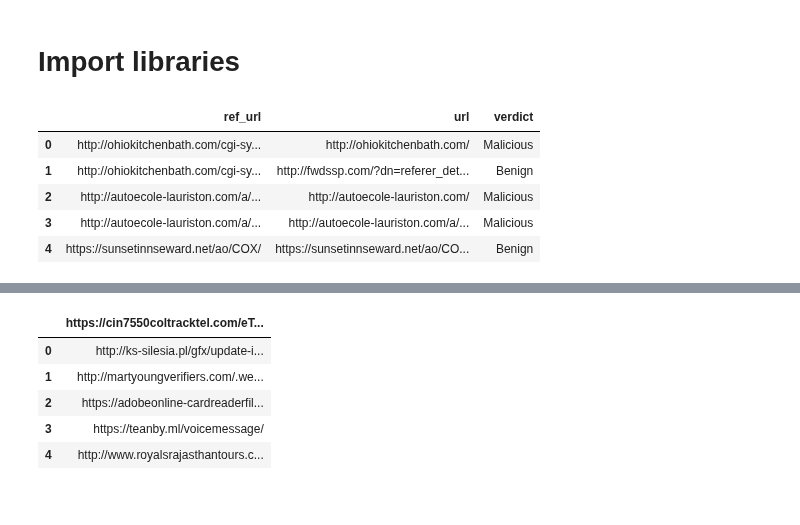
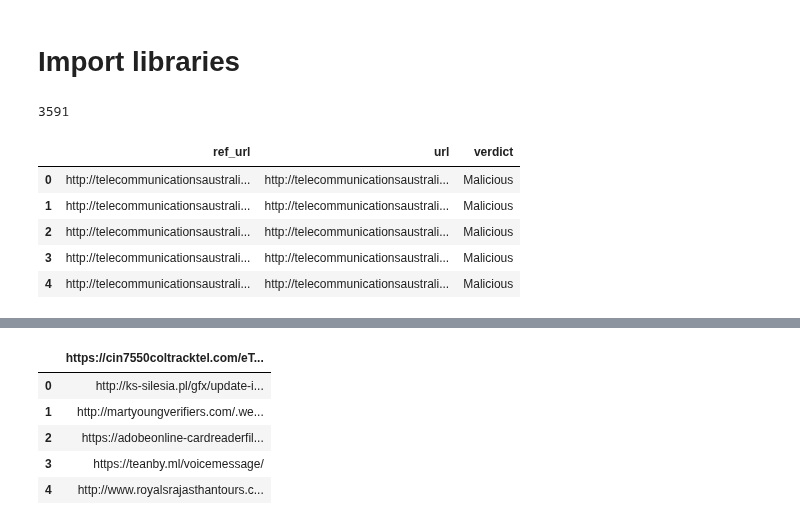
Before and after one commit to shahid-malik/Url-data-collector-for-phishing-detection, a Jupyter notebook: classifier/behavioral_classifier.ipynb, the cells around one changed output, grey strips where cells are left out. Drawn from its saved outputs; the diff is of its cells as text; code cells hidden in the pictures.

Commit message:
work in progress for the outgoing links, classifier development start as priority

```diff
--- a/classifier/behavioral_classifier.ipynb
+++ b/classifier/behavioral_classifier.ipynb
@@ -8,25 +8,24 @@ import base64
 
 %matplotlib inline
 # %%
-file_path = '/home/shahid/projects/behaviouralClassifier/tmp/all_og_urls_verdict.csv'
+file_path = '/home/shahid/projects/behaviouralClassifier/gsb/data/malicious_og_verdict.csv'
 url_file_path = '/home/shahid/projects/behaviouralClassifier/tmp/phishing_urls.csv'
 with open(file_path) as infile:
     count = 0
     lines = infile.readlines()
     for line in lines:
         verdict = line.split(',')[-1]
         # print(verdict)
         if verdict == "Malicious\n" or verdict == "Malicious":
             count += 1
-
-# print(count)
-
+print(count)
 data = pd.read_csv(file_path)
 data.head()
 # %% [output]
+3591
 |  | ref_url | url | verdict |
-| 0 | http://ohiokitchenbath.com/cgi-sy... | http://ohiokitchenbath.com/ | Malicious |
-| 1 | http://ohiokitchenbath.com/cgi-sy... | http://fwdssp.com/?dn=referer_det... | Benign |
-| 2 | http://autoecole-lauriston.com/a/... | http://autoecole-lauriston.com/ | Malicious |
-| 3 | http://autoecole-lauriston.com/a/... | http://autoecole-lauriston.com/a/... | Malicious |
-| 4 | https://sunsetinnseward.net/ao/COX/ | https://sunsetinnseward.net/ao/CO... | Benign |
+| 0 | http://telecommunicationsaustrali... | http://telecommunicationsaustrali... | Malicious |
+| 1 | http://telecommunicationsaustrali... | http://telecommunicationsaustrali... | Malicious |
+| 2 | http://telecommunicationsaustrali... | http://telecommunicationsaustrali... | Malicious |
+| 3 | http://telecommunicationsaustrali... | http://telecommunicationsaustrali... | Malicious |
+| 4 | http://telecommunicationsaustrali... | http://telecommunicationsaustrali... | Malicious |
```
Also changed, not shown: parts of 8 cells of this notebook, 42 other files.
